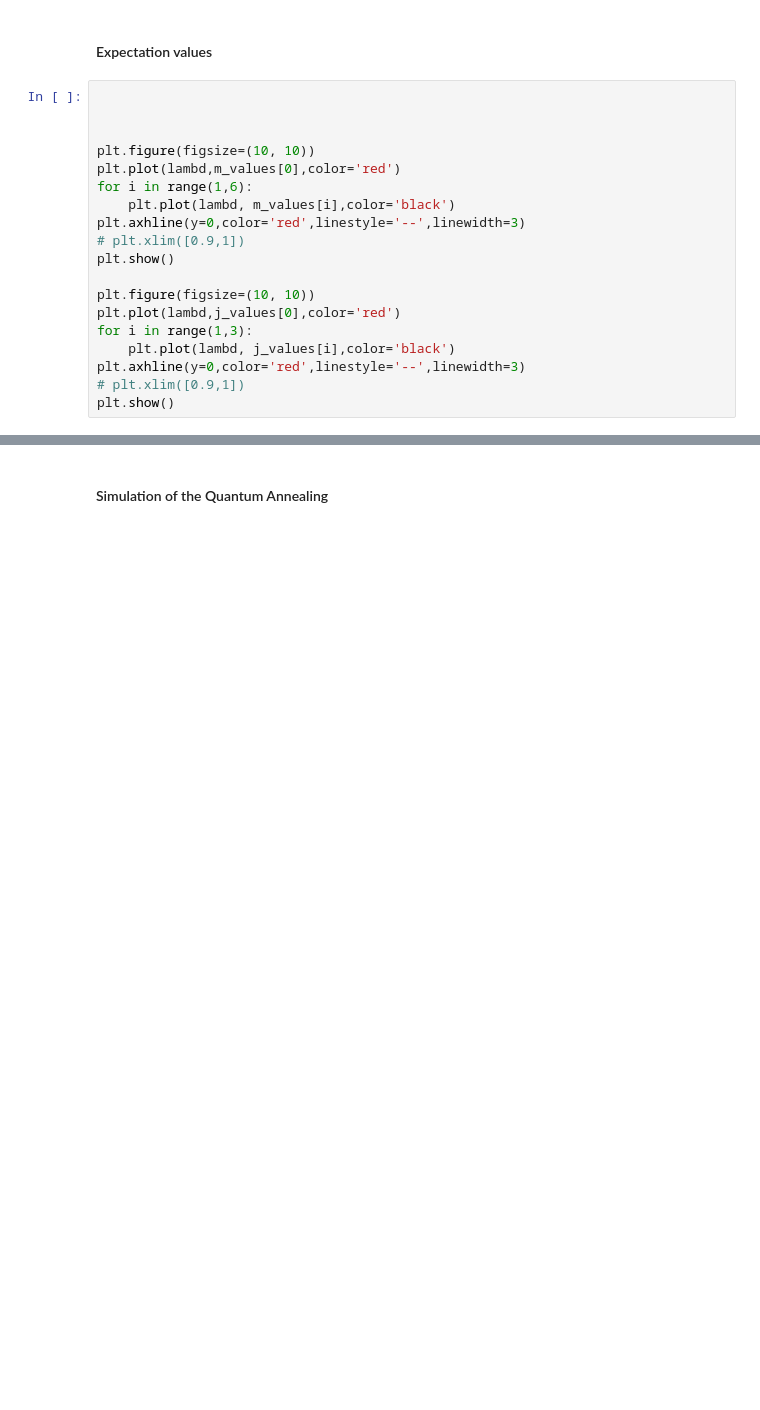
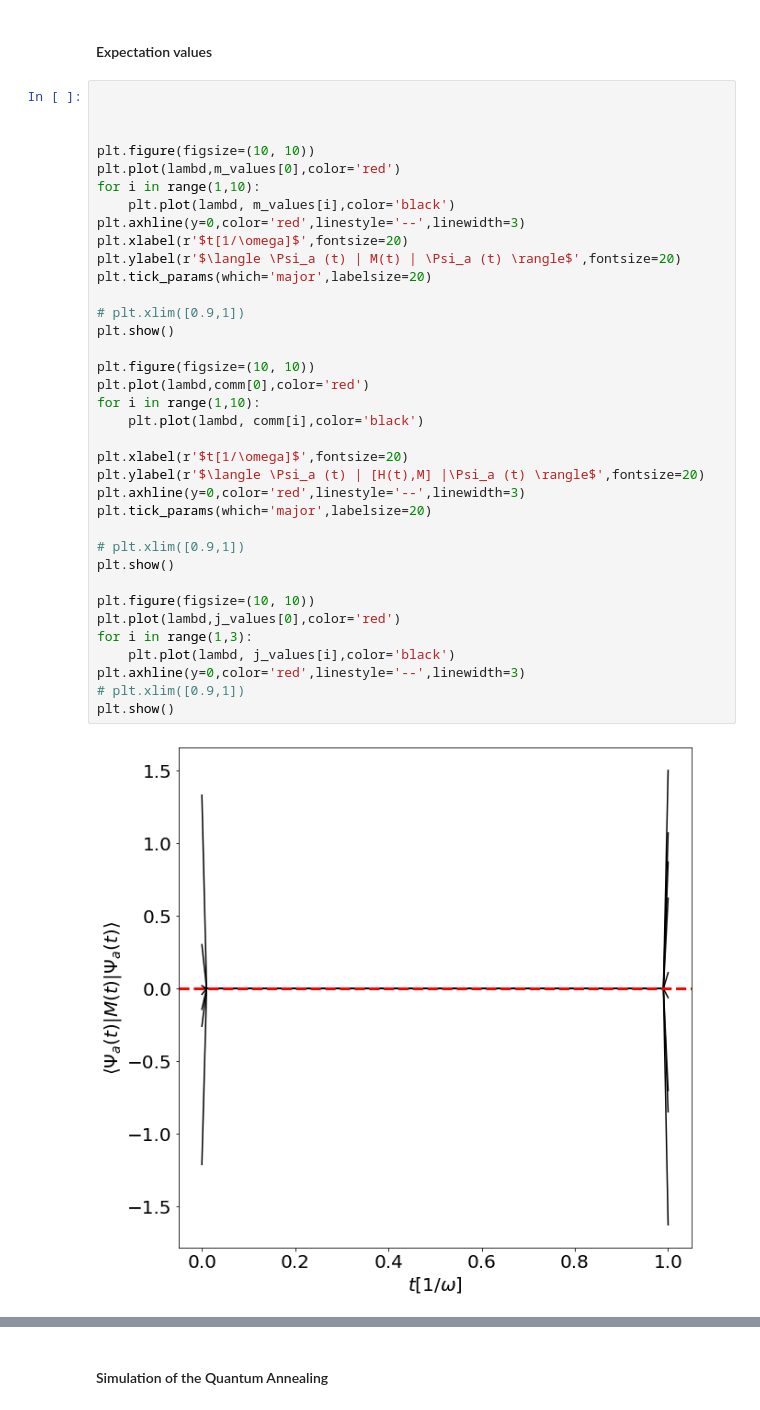
Before and after one commit to emacosta95/QuantumMachineLearningFermions, a Jupyter notebook: QuantumAnnealing.ipynb, the cells around one changed output, grey strips where cells are left out. Cells and saved outputs as stored; diff of their text form; blank space fills up the shorter version.

```diff
--- a/QuantumAnnealing.ipynb
+++ b/QuantumAnnealing.ipynb
@@ -434,19 +525,38 @@ print(spectrum[0,-1])
 # %%
 
 
 
 plt.figure(figsize=(10, 10))
 plt.plot(lambd,m_values[0],color='red')
-for i in range(1,6):
+for i in range(1,10):
     plt.plot(lambd, m_values[i],color='black')
 plt.axhline(y=0,color='red',linestyle='--',linewidth=3)
+plt.xlabel(r'$t[1/\omega]$',fontsize=20)
+plt.ylabel(r'$\langle \Psi_a (t) | M(t) | \Psi_a (t) \rangle$',fontsize=20)
+plt.tick_params(which='major',labelsize=20)
+
+# plt.xlim([0.9,1])
+plt.show()
+
+plt.figure(figsize=(10, 10))
+plt.plot(lambd,comm[0],color='red')
+for i in range(1,10):
+    plt.plot(lambd, comm[i],color='black')
+
+plt.xlabel(r'$t[1/\omega]$',fontsize=20)
+plt.ylabel(r'$\langle \Psi_a (t) | [H(t),M] |\Psi_a (t) \rangle$',fontsize=20)
+plt.axhline(y=0,color='red',linestyle='--',linewidth=3)
+plt.tick_params(which='major',labelsize=20)
+
 # plt.xlim([0.9,1])
 plt.show()
 
 plt.figure(figsize=(10, 10))
 plt.plot(lambd,j_values[0],color='red')
 for i in range(1,3):
     plt.plot(lambd, j_values[i],color='black')
 plt.axhline(y=0,color='red',linestyle='--',linewidth=3)
 # plt.xlim([0.9,1])
 plt.show()
+# %% [output]
+[figure, added]
```
Also changed, not shown: parts of 28 cells of this notebook, 15 other files.
